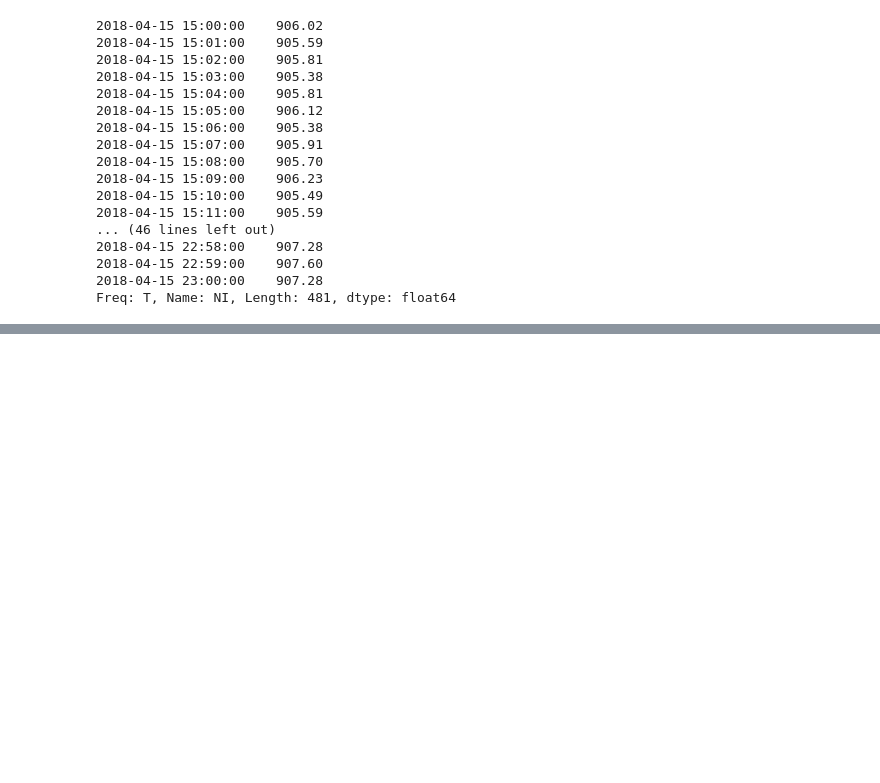
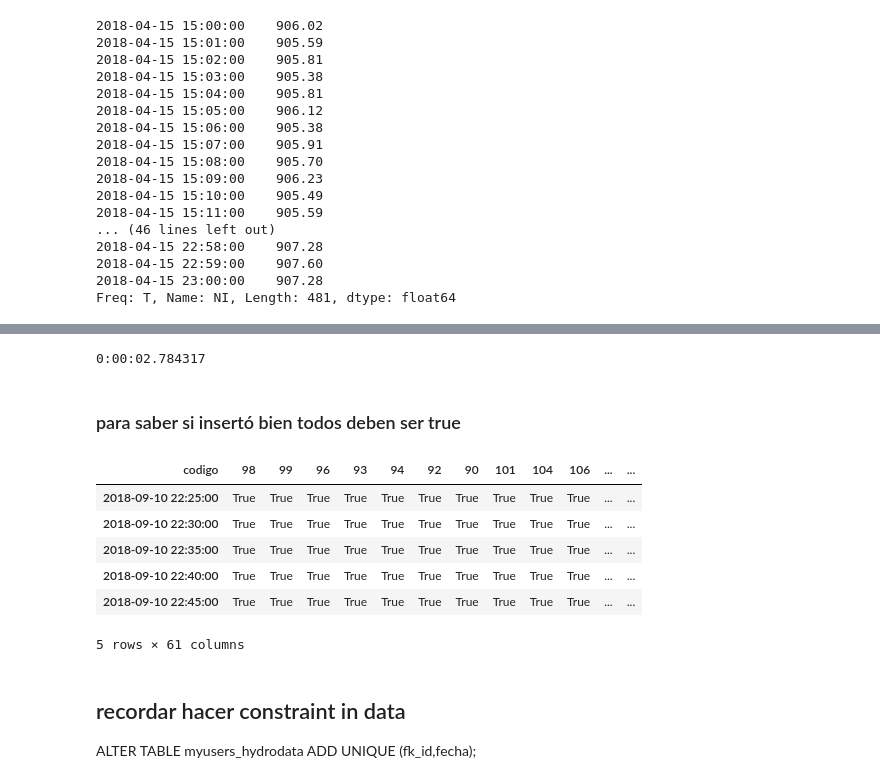
Before and after one commit to vanesalo10/CPR, a Jupyter notebook: migration/test.ipynb, the cells around one changed output, grey strips where cells are left out. Saved outputs shown, nothing was run; the diff lists cells and outputs as text; code cells hidden in the pictures; blank space fills up the shorter version.

Commit message:
if exist update method added and migraion for aforo_nueva

```diff
--- a/migration/test.ipynb
+++ b/migration/test.ipynb
@@ -121,0 +116,23 @@ self.read_sql('show tables;')
+# %%
+end = datetime.datetime.now()
+start = end - datetime.timedelta(minutes=20)
+level = self.level_all(start,end)
+# %%
+self.insert_if_exist_update_level(level)
+# %% [output]
+0:00:02.784317
+# %% [markdown]
+### para saber si insertó bien todos deben ser true
+# %%
+self.level_all(start,end).fillna(0.0) == level.fillna(0.0)
+# %% [output]
+| codigo | 98 | 99 | 96 | 93 | 94 | 92 | 90 | 101 | 104 | 106 | ... | ... |
+| 2018-09-10 22:25:00 | True | True | True | True | True | True | True | True | True | True | ... | ... |
+| 2018-09-10 22:30:00 | True | True | True | True | True | True | True | True | True | True | ... | ... |
+| 2018-09-10 22:35:00 | True | True | True | True | True | True | True | True | True | True | ... | ... |
+| 2018-09-10 22:40:00 | True | True | True | True | True | True | True | True | True | True | ... | ... |
+| 2018-09-10 22:45:00 | True | True | True | True | True | True | True | True | True | True | ... | ... |
+5 rows × 61 columns
+# %% [markdown]
+## recordar hacer constraint in data
+ALTER TABLE myusers_hydrodata ADD UNIQUE (fk_id,fecha);
```
Also changed, not shown: parts of 12 cells of this notebook, 4 other files.
